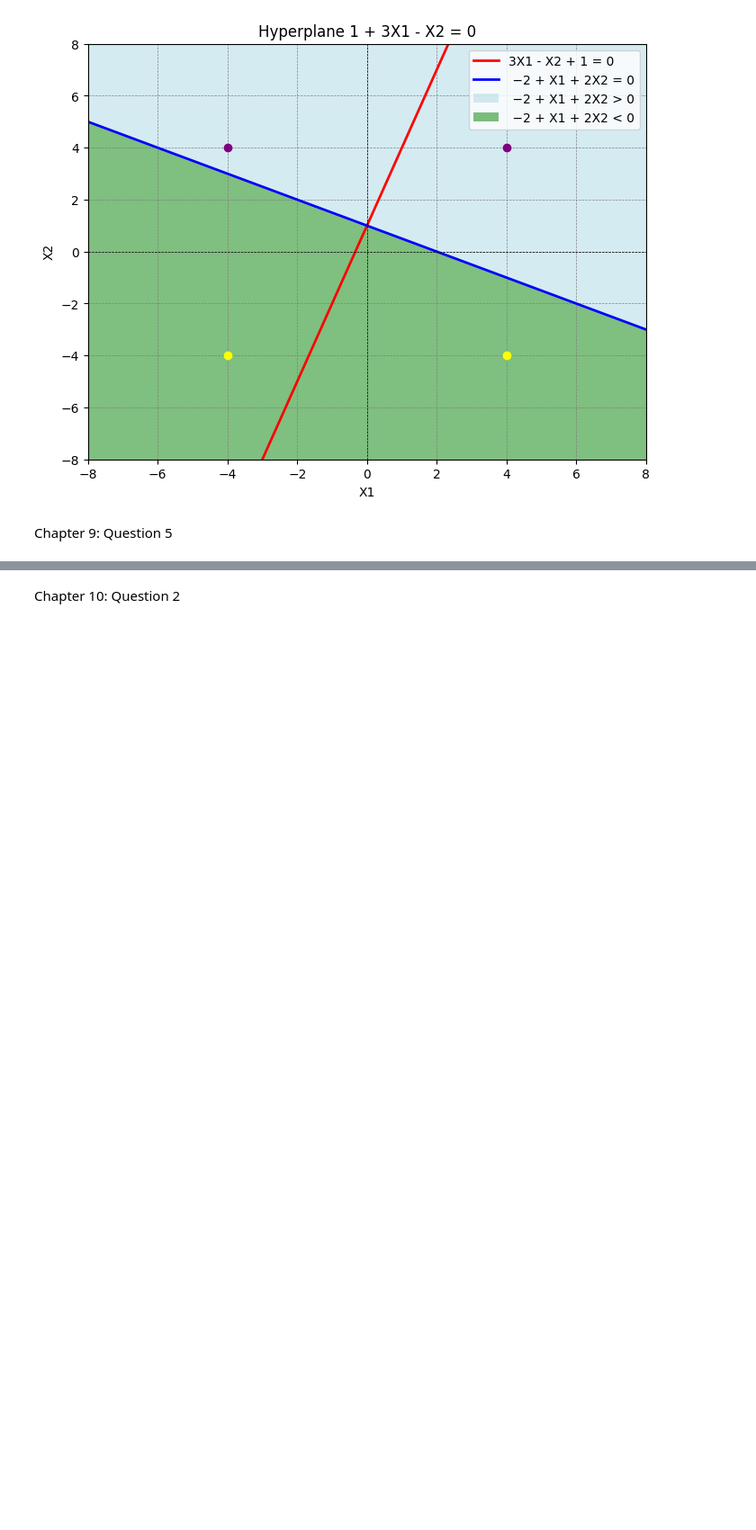
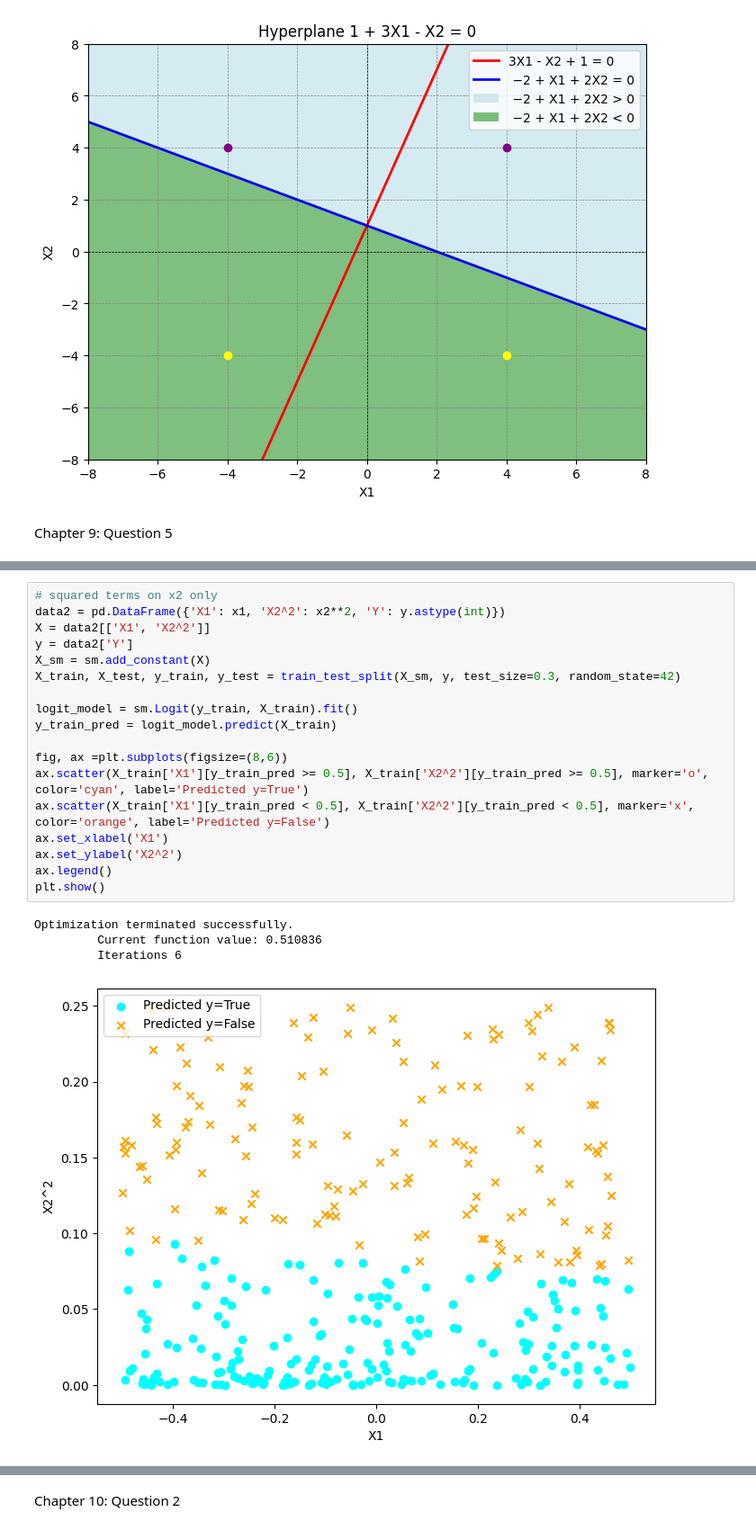
Before and after one commit to WilliamJhong/2025AAE722_William-J, a Jupyter notebook: HW4.ipynb, the cells around one changed output, grey strips where cells are left out. Shown at 90% size. Saved outputs shown, nothing was run; the diff lists cells and outputs as text; blank space fills up the shorter version.

```diff
--- a/HW4.ipynb
+++ b/HW4.ipynb
@@ -79,0 +152,23 @@ Chapter 9: Question 5
+# %%
+# squared terms on x2 only
+data2 = pd.DataFrame({'X1': x1, 'X2^2': x2**2, 'Y': y.astype(int)})
+X = data2[['X1', 'X2^2']]
+y = data2['Y']
+X_sm = sm.add_constant(X)
+X_train, X_test, y_train, y_test = train_test_split(X_sm, y, test_size=0.3, random_state=42)
+
+logit_model = sm.Logit(y_train, X_train).fit()
+y_train_pred = logit_model.predict(X_train)
+
+fig, ax =plt.subplots(figsize=(8,6))
+ax.scatter(X_train['X1'][y_train_pred >= 0.5], X_train['X2^2'][y_train_pred >= 0.5], marker='o', color='cyan', label='Predicted y=True')
+ax.scatter(X_train['X1'][y_train_pred < 0.5], X_train['X2^2'][y_train_pred < 0.5], marker='x', color='orange', label='Predicted y=False')
+ax.set_xlabel('X1')
+ax.set_ylabel('X2^2')
+ax.legend()
+plt.show()
+# %% [output]
+Optimization terminated successfully.
+         Current function value: 0.510836
+         Iterations 6
+[figure, added]
```
Also changed, not shown: parts of 13 cells of this notebook.
